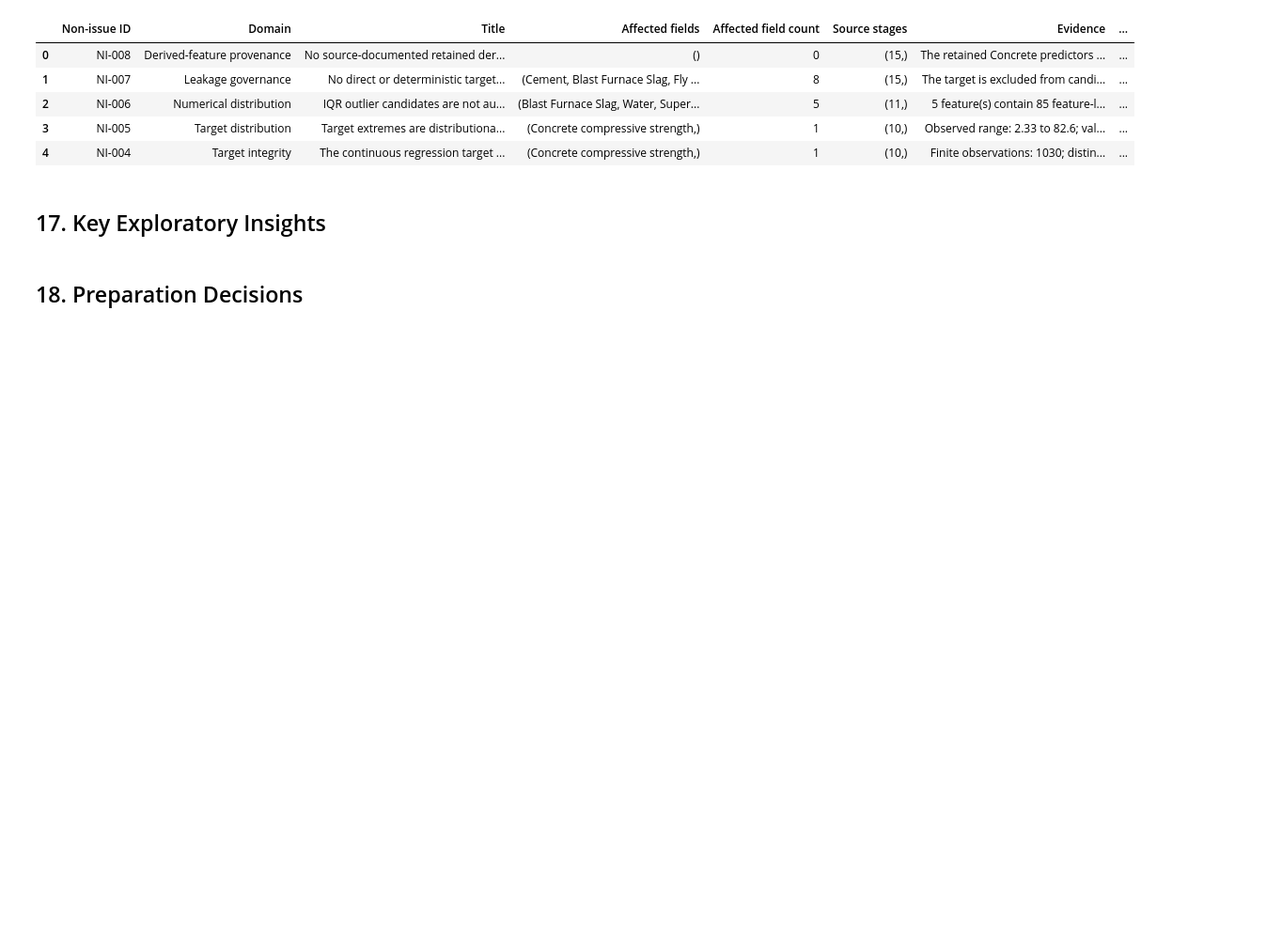
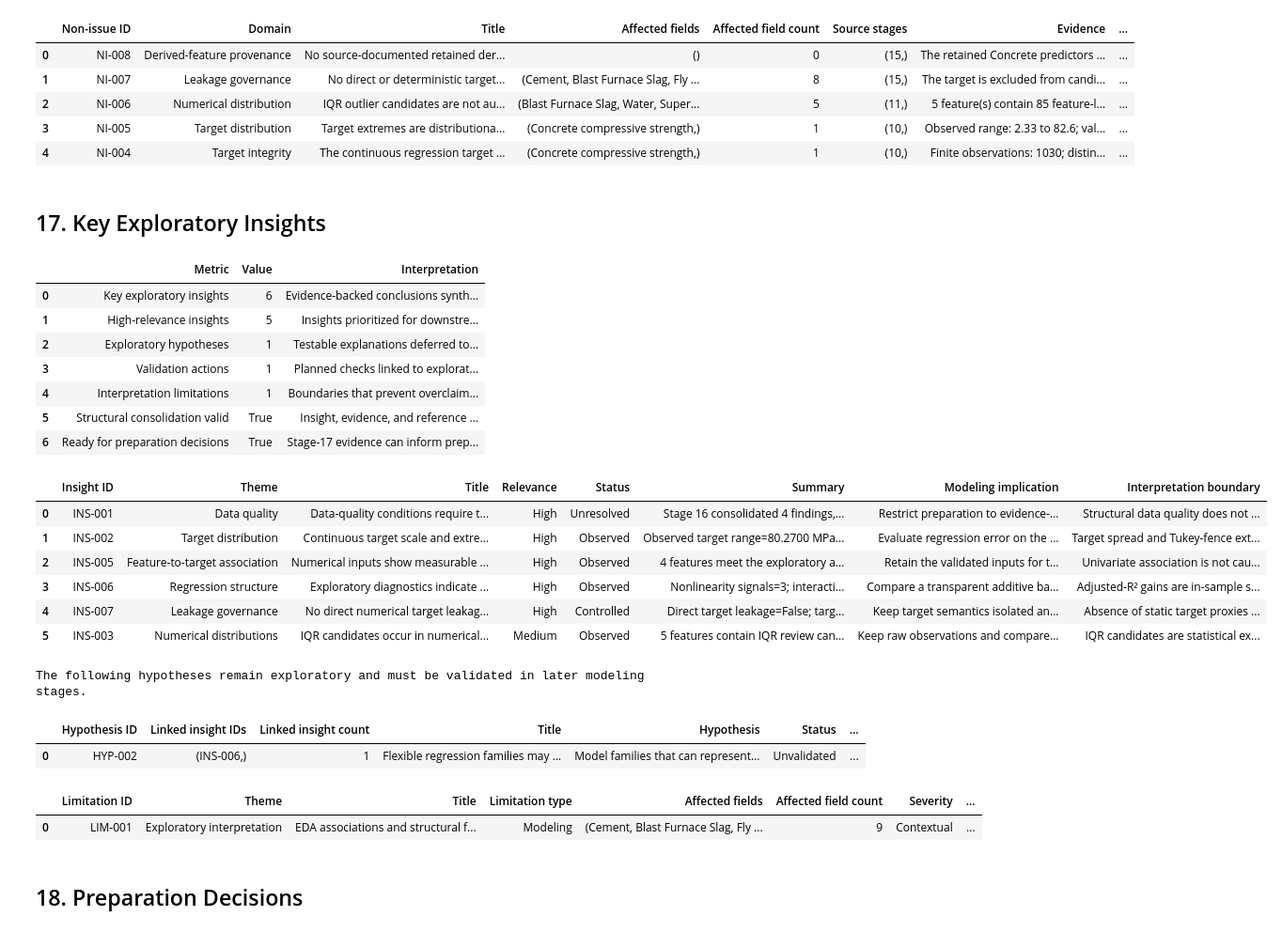
Before and after one commit to FabioAguiar/dataset-study-concrete-compressives-strength, a Jupyter notebook: notebooks/01_data_understanding_and_exploration.ipynb, the cells around one changed output. Shown at 94% size. Cells and saved outputs as stored; diff of their text form; code cells hidden in the pictures; blank space fills up the shorter version.

Commit message:
feat(exploration): consolidate continuous regression exploratory insights

```diff
--- a/notebooks/01_data_understanding_and_exploration.ipynb
+++ b/notebooks/01_data_understanding_and_exploration.ipynb
@@ -895,6 +895,60 @@ display(quality_findings_report.validated_non_issues_frame())
 | 4 | NI-004 | Target integrity | The continuous regression target ... | (Concrete compressive strength,) | 1 | (10,) | Finite observations: 1030; distin... | ... |
 # %% [markdown]
 ## 17. Key Exploratory Insights
+# %%
+from scripts.consolidate_exploratory_insights import (
+    consolidate_continuous_regression_key_exploratory_insights_from_reports,
+)
+
+
+exploratory_insights_report = (
+    consolidate_continuous_regression_key_exploratory_insights_from_reports(
+        available_fields=df.columns,
+        quality_report=quality_findings_report,
+        target_report=target_distribution_report,
+        numerical_report=numerical_report,
+        feature_relationship_report=feature_relationship_report,
+        feature_target_report=feature_target_report,
+        regression_structure_report=regression_structure_report,
+        leakage_report=leakage_report,
+    )
+)
+
+exploratory_insights_report.raise_if_invalid()
+
+display(exploratory_insights_report.exploratory_overview_frame())
+display(exploratory_insights_report.key_insights_frame())
+
+exploratory_hypotheses = exploratory_insights_report.hypotheses_frame()
+if not exploratory_hypotheses.empty:
+    print(
+        "The following hypotheses remain exploratory and must be validated "
+        "in later modeling stages."
+    )
+    display(exploratory_hypotheses)
+
+display(exploratory_insights_report.limitations_frame())
+# %% [output]
+|  | Metric | Value | Interpretation |
+| 0 | Key exploratory insights | 6 | Evidence-backed conclusions synth... |
+| 1 | High-relevance insights | 5 | Insights prioritized for downstre... |
+| 2 | Exploratory hypotheses | 1 | Testable explanations deferred to... |
+| 3 | Validation actions | 1 | Planned checks linked to explorat... |
+| 4 | Interpretation limitations | 1 | Boundaries that prevent overclaim... |
+| 5 | Structural consolidation valid | True | Insight, evidence, and reference ... |
+| 6 | Ready for preparation decisions | True | Stage-17 evidence can inform prep... |
+|  | Insight ID | Theme | Title | Relevance | Status | Summary | Modeling implication | Interpretation boundary |
+| 0 | INS-001 | Data quality | Data-quality conditions require t... | High | Unresolved | Stage 16 consolidated 4 findings,... | Restrict preparation to evidence-... | Structural data quality does not ... |
+| 1 | INS-002 | Target distribution | Continuous target scale and extre... | High | Observed | Observed target range=80.2700 MPa... | Evaluate regression error on the ... | Target spread and Tukey-fence ext... |
+| 2 | INS-005 | Feature-to-target association | Numerical inputs show measurable ... | High | Observed | 4 features meet the exploratory a... | Retain the validated inputs for t... | Univariate association is not cau... |
+| 3 | INS-006 | Regression structure | Exploratory diagnostics indicate ... | High | Observed | Nonlinearity signals=3; interacti... | Compare a transparent additive ba... | Adjusted-R² gains are in-sample s... |
+| 4 | INS-007 | Leakage governance | No direct numerical target leakag... | High | Controlled | Direct target leakage=False; targ... | Keep target semantics isolated an... | Absence of static target proxies ... |
+| 5 | INS-003 | Numerical distributions | IQR candidates occur in numerical... | Medium | Observed | 5 features contain IQR review can... | Keep raw observations and compare... | IQR candidates are statistical ex... |
+The following hypotheses remain exploratory and must be validated in later modeling stages.
+|  | Hypothesis ID | Linked insight IDs | Linked insight count | Title | Hypothesis | Status | ... |
+| 0 | HYP-002 | (INS-006,) | 1 | Flexible regression families may ... | Model families that can represent... | Unvalidated | ... |
+|  | Limitation ID | Theme | Title | Limitation type | Affected fields | Affected field count | Severity | ... |
+| 0 | LIM-001 | Exploratory interpretation | EDA associations and structural f... | Modeling | (Cement, Blast Furnace Slag, Fly ... | 9 | Contextual | ... |
 # %% [markdown]
 ## 18. Preparation Decisions
 # %% [markdown]
```
Also changed, not shown: 2 other files.
